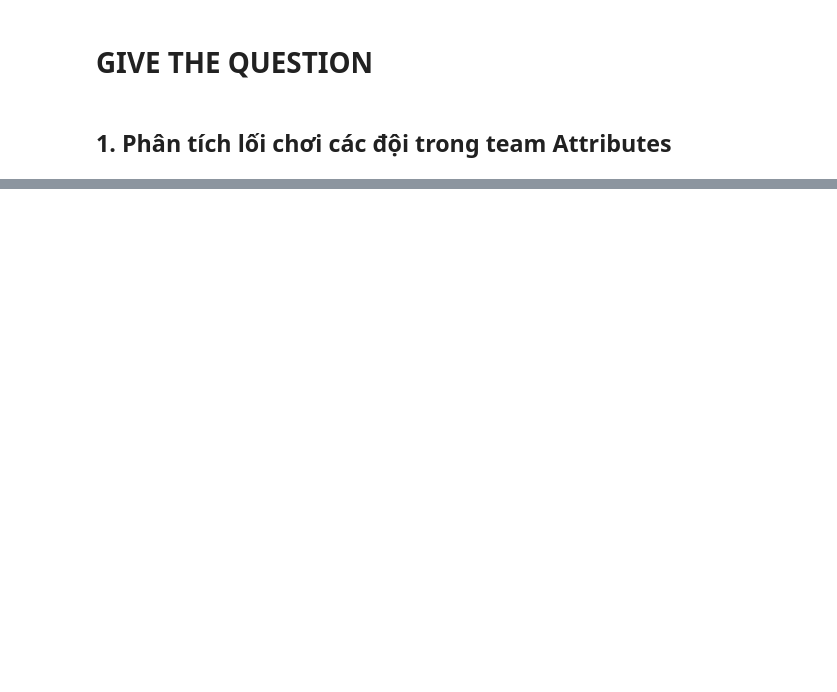
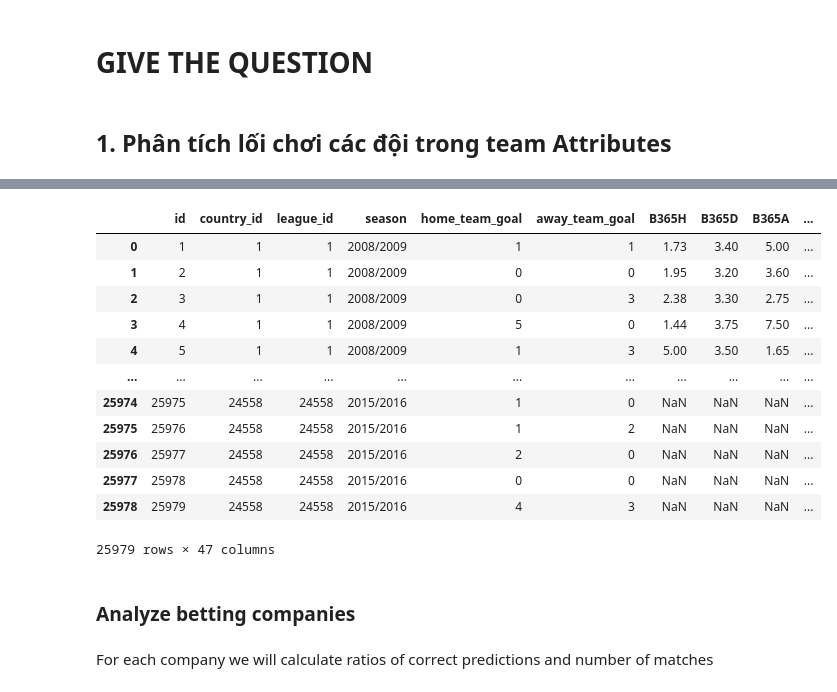
Before and after one commit to hieuhuynhcao/DSProgramming_Final, a Jupyter notebook: project.ipynb, the cells around one changed output, grey strips where cells are left out. Saved outputs shown, nothing was run; the diff lists cells and outputs as text; code cells hidden in the pictures; blank space fills up the shorter version.

```diff
--- a/project.ipynb
+++ b/project.ipynb
@@ -57,0 +138,35 @@ df_match
+# %%
+def companies_pred(df, shortname):
+    home = shortname + 'H'
+    draw = shortname + 'D'
+    away = shortname + 'A'
+    if df[home] < df[draw] and df[home] < df[away]:
+        return 1
+    if df[away] < df[draw] and df[away] < df[home]:
+        return 2
+    elif df[away]==np.nan:
+        return 0
+    return -1
+# %%
+for item in companies['Short name']:
+    df_match[item] = df_match.apply(companies_pred, axis = 1, shortname=item)
+
+df_match
+# %% [output]
+|  | id | country_id | league_id | season | home_team_goal | away_team_goal | B365H | B365D | B365A | ... |
+| 0 | 1 | 1 | 1 | 2008/2009 | 1 | 1 | 1.73 | 3.40 | 5.00 | ... |
+| 1 | 2 | 1 | 1 | 2008/2009 | 0 | 0 | 1.95 | 3.20 | 3.60 | ... |
+| 2 | 3 | 1 | 1 | 2008/2009 | 0 | 3 | 2.38 | 3.30 | 2.75 | ... |
+| 3 | 4 | 1 | 1 | 2008/2009 | 5 | 0 | 1.44 | 3.75 | 7.50 | ... |
+| 4 | 5 | 1 | 1 | 2008/2009 | 1 | 3 | 5.00 | 3.50 | 1.65 | ... |
+| ... | ... | ... | ... | ... | ... | ... | ... | ... | ... | ... |
+| 25974 | 25975 | 24558 | 24558 | 2015/2016 | 1 | 0 | NaN | NaN | NaN | ... |
+| 25975 | 25976 | 24558 | 24558 | 2015/2016 | 1 | 2 | NaN | NaN | NaN | ... |
+| 25976 | 25977 | 24558 | 24558 | 2015/2016 | 2 | 0 | NaN | NaN | NaN | ... |
+| 25977 | 25978 | 24558 | 24558 | 2015/2016 | 0 | 0 | NaN | NaN | NaN | ... |
+| 25978 | 25979 | 24558 | 24558 | 2015/2016 | 4 | 3 | NaN | NaN | NaN | ... |
+25979 rows × 47 columns
+# %% [markdown]
+### Analyze betting companies
+# %% [markdown]
+For each company we will calculate ratios of correct predictions and number of matches
```
Also changed, not shown: parts of 17 cells of this notebook.
